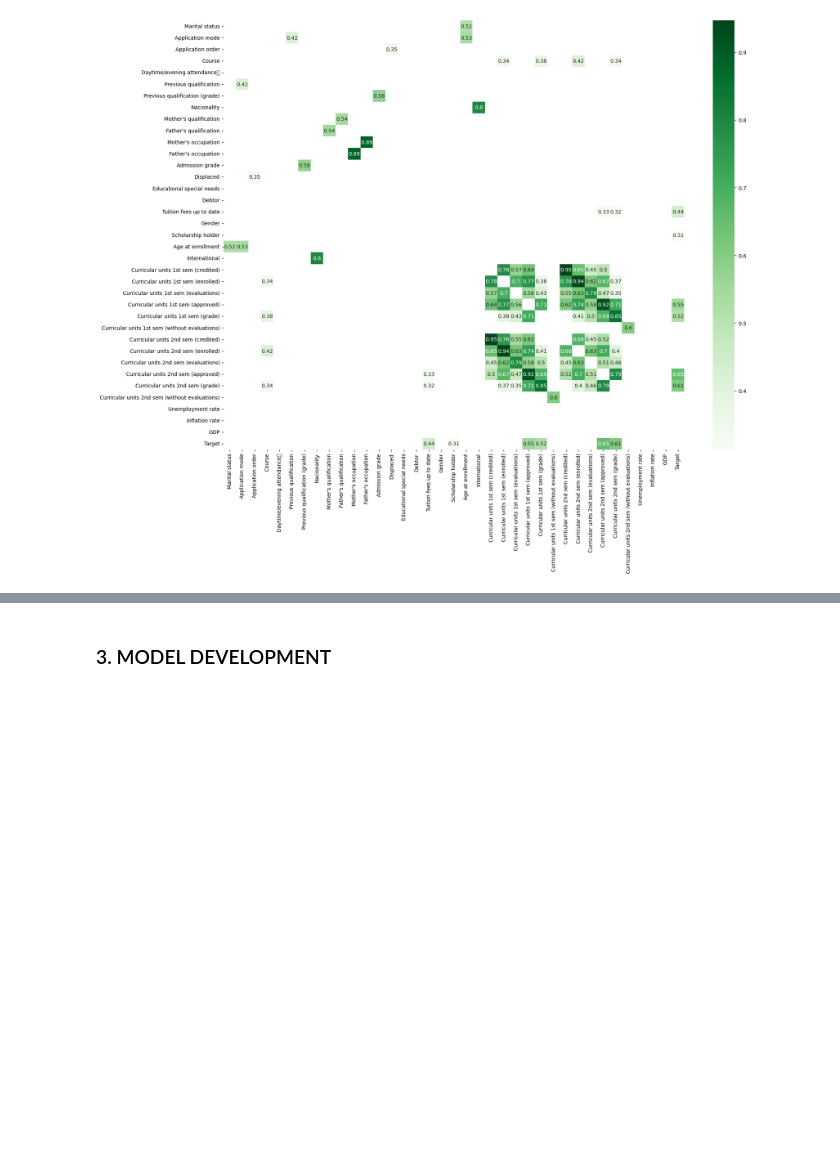
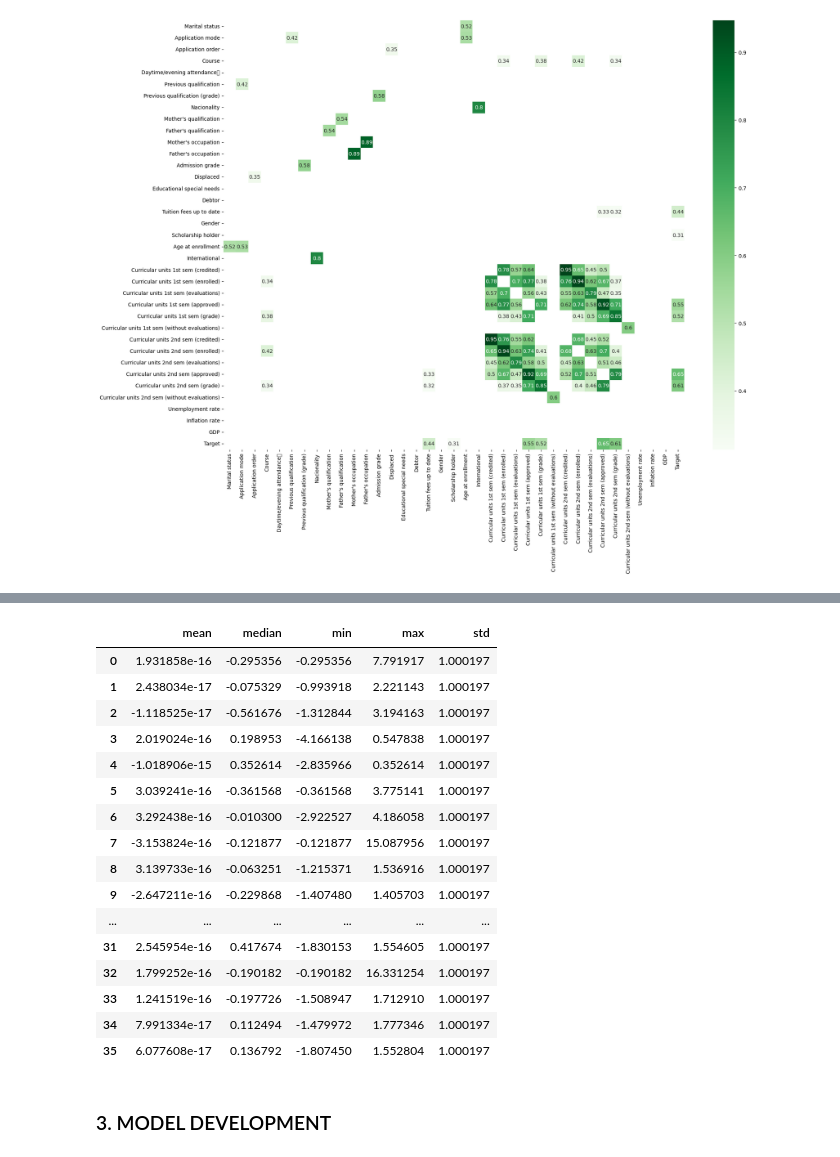
Before and after one commit to LLUhlin/data-science-project, a Jupyter notebook: student_final.ipynb, the cells around one changed output, grey strips where cells are left out. Saved outputs shown, nothing was run; the diff lists cells and outputs as text; code cells hidden in the pictures; blank space fills up the shorter version.

Commit message:
arbetat med data preprocess och model develeopment

```diff
--- a/student_final.ipynb
+++ b/student_final.ipynb
@@ -245,3 +245,25 @@ X_train_scaled(std): 1.0
+# %%
+X_train_sc = pd.DataFrame(X_train_scaled)
+stat_sum_sc = X_train_sc.agg(['mean', 'median', 'min', 'max', 'std'])
+display(stat_sum_sc.transpose())
+# %% [output]
+|  | mean | median | min | max | std |
+| 0 | 1.931858e-16 | -0.295356 | -0.295356 | 7.791917 | 1.000197 |
+| 1 | 2.438034e-17 | -0.075329 | -0.993918 | 2.221143 | 1.000197 |
+| 2 | -1.118525e-17 | -0.561676 | -1.312844 | 3.194163 | 1.000197 |
+| 3 | 2.019024e-16 | 0.198953 | -4.166138 | 0.547838 | 1.000197 |
+| 4 | -1.018906e-15 | 0.352614 | -2.835966 | 0.352614 | 1.000197 |
+| 5 | 3.039241e-16 | -0.361568 | -0.361568 | 3.775141 | 1.000197 |
+| 6 | 3.292438e-16 | -0.010300 | -2.922527 | 4.186058 | 1.000197 |
+| 7 | -3.153824e-16 | -0.121877 | -0.121877 | 15.087956 | 1.000197 |
+| 8 | 3.139733e-16 | -0.063251 | -1.215371 | 1.536916 | 1.000197 |
+| 9 | -2.647211e-16 | -0.229868 | -1.407480 | 1.405703 | 1.000197 |
+| ... | ... | ... | ... | ... | ... |
+| 31 | 2.545954e-16 | 0.417674 | -1.830153 | 1.554605 | 1.000197 |
+| 32 | 1.799252e-16 | -0.190182 | -0.190182 | 16.331254 | 1.000197 |
+| 33 | 1.241519e-16 | -0.197726 | -1.508947 | 1.712910 | 1.000197 |
+| 34 | 7.991334e-17 | 0.112494 | -1.479972 | 1.777346 | 1.000197 |
+| 35 | 6.077608e-17 | 0.136792 | -1.807450 | 1.552804 | 1.000197 |
 # %% [markdown]
 ### 3. MODEL DEVELOPMENT
 # %% [markdown]
```
Also changed, not shown: parts of 23 cells of this notebook.
